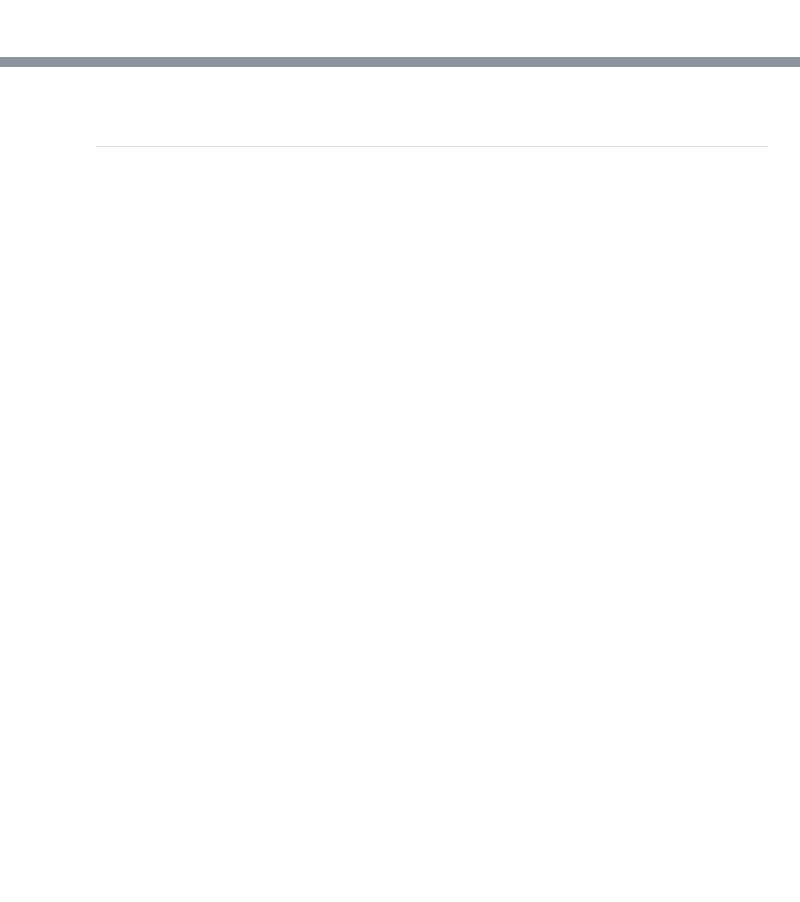
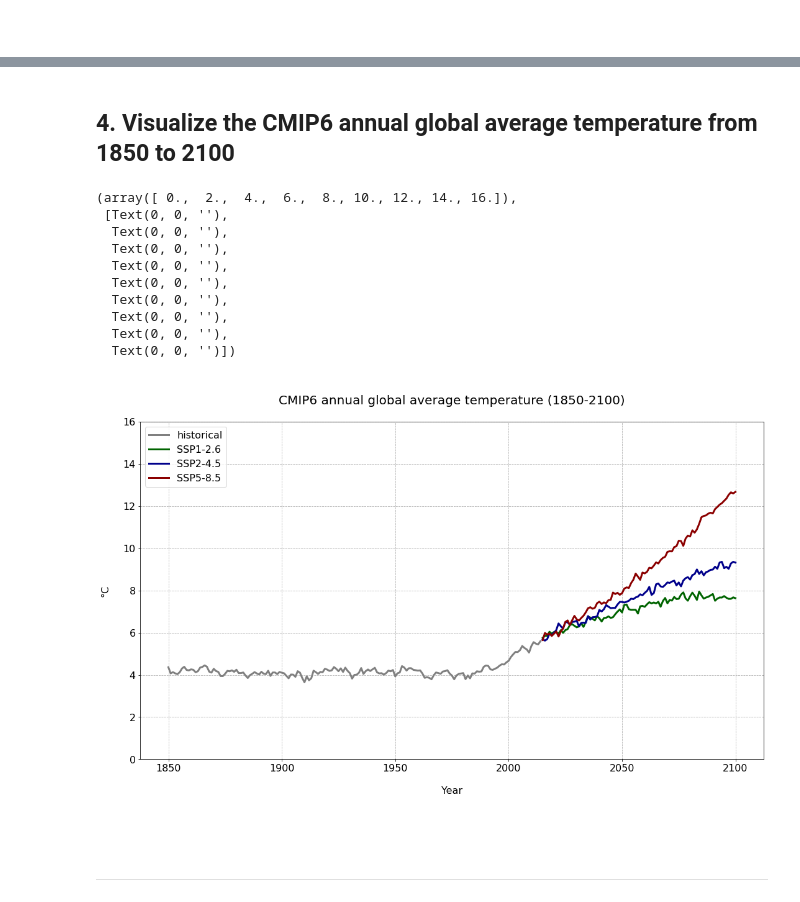
Before and after one commit to ecmwf-projects/copernicus-training, a Jupyter notebook: 131_c3s_cmip6_global_climate_projections.ipynb, the cells around one changed output, grey strips where cells are left out. Cells and saved outputs as stored; diff of their text form; code cells hidden in the pictures; blank space fills up the shorter version.

```diff
--- a/131_c3s_cmip6_global_climate_projections.ipynb
+++ b/131_c3s_cmip6_global_climate_projections.ipynb
@@ -286,0 +592,3 @@ Attributes:
+# %%
+tas_ssp585 = ds_ssp585['tas']
+tas_ssp585
@@ -286,0 +621,3 @@ Attributes:
+# %%
+tas_ssp585_global = tas_ssp585.mean(['lat', 'lon'])
+tas_ssp585_global
@@ -286,0 +648,12 @@ Attributes:
+# %%
+tas_ssp585_y1 = tas_ssp585_global.groupby('time.year').mean()
+tas_ssp585_min = tas_ssp585_global.groupby('time.year').min()
+tas_ssp585_max = tas_ssp585_global.groupby('time.year').max()
+
+
+
+tas_ssp585_y1 = tas_ssp585_y1 - 273.15
+tas_ssp585_y2 = tas_ssp585_min - 273.15
+tas_ssp585_y3 = tas_ssp585_max - 273.15
+
+tas_ssp585_y1, tas_ssp585_y2, tas_ssp585_y3
@@ -631,3 +678,47 @@ array([[ 0.0005157 ,  0.0005157 ,  0.0005157 , ...,  0.0005157 ,
+# %% [markdown]
+## <a id='visualize_cmip6'></a>4. Visualize the CMIP6 annual global average temperature from 1850 to 2100
+# %%
+# Initiate the plot
+fig = plt.figure(figsize=(18,10))
+ax = plt.subplot()
+
+# Plot mean maximum temperature time-series and +/- sd as filled range
+ax.plot(tas_historical_y1.year[:], tas_historical_y1, color='grey', linewidth='3', label='historical')
+#ax.fill_between(tas_historical_y1.year[:], tas_historical_y2, tas_historical_y3, alpha=0.1, color='grey', label='historical')
+#ax.plot(era5_t2m_daily_max_lille.day[:-1], y_2020, 'bo-', color='grey')
+
+ax.plot(tas_ssp126_y1.year[:], tas_ssp126_y1, color='darkgreen', linewidth='3', label='SSP1-2.6')
+#ax.fill_between(tas_ssp126_y1.year[:], tas_ssp126_y2, tas_ssp126_y3, alpha=0.1, color='green', label='SSP1-2.6')
+
+ax.plot(tas_ssp245_y1.year[:], tas_ssp245_y1, color='darkblue', linewidth='3', label='SSP2-4.5')
+#ax.fill_between(tas_ssp245_y1.year[:], tas_ssp245_y2, tas_ssp245_y3, alpha=0.1, color='blue', label='SSP2-4.5')
+
+ax.plot(tas_ssp585_y1.year[:], tas_ssp585_y1, color='darkred', linewidth='3', label='SSP5-8.5')
+#ax.fill_between(tas_ssp585_y1.year[:], tas_ssp585_y2, tas_ssp585_y3, alpha=0.1, color='red', label='SSP5-8.5')
+
+# Set axes labels and titles and customize legend
+ax.set_title('\nCMIP6 annual global average temperature (1850-2100)\n', fontsize=20)
+ax.set_ylabel('°C\n', fontsize=16)
+ax.set_xlabel('\nYear', fontsize=16)
+plt.legend(fontsize=16, loc=2)
+
+# Customize limits for y-axis, grid and fontsize of x- and y-tickes
+ax.set_ylim(0,14)
+ax.grid(linestyle='--')
+plt.xticks(fontsize=16)
+plt.yticks(fontsize=16)
+# %% [output]
+(array([ 0.,  2.,  4.,  6.,  8., 10., 12., 14., 16.]),
+ [Text(0, 0, ''),
+  Text(0, 0, ''),
+  Text(0, 0, ''),
+  Text(0, 0, ''),
+  Text(0, 0, ''),
+  Text(0, 0, ''),
+  Text(0, 0, ''),
+  Text(0, 0, ''),
+  Text(0, 0, '')])
+[figure, added]
 # %% [markdown]
 <br>
 # %% [markdown]
```
Also changed, not shown: parts of 80 cells of this notebook, 7 other files.
